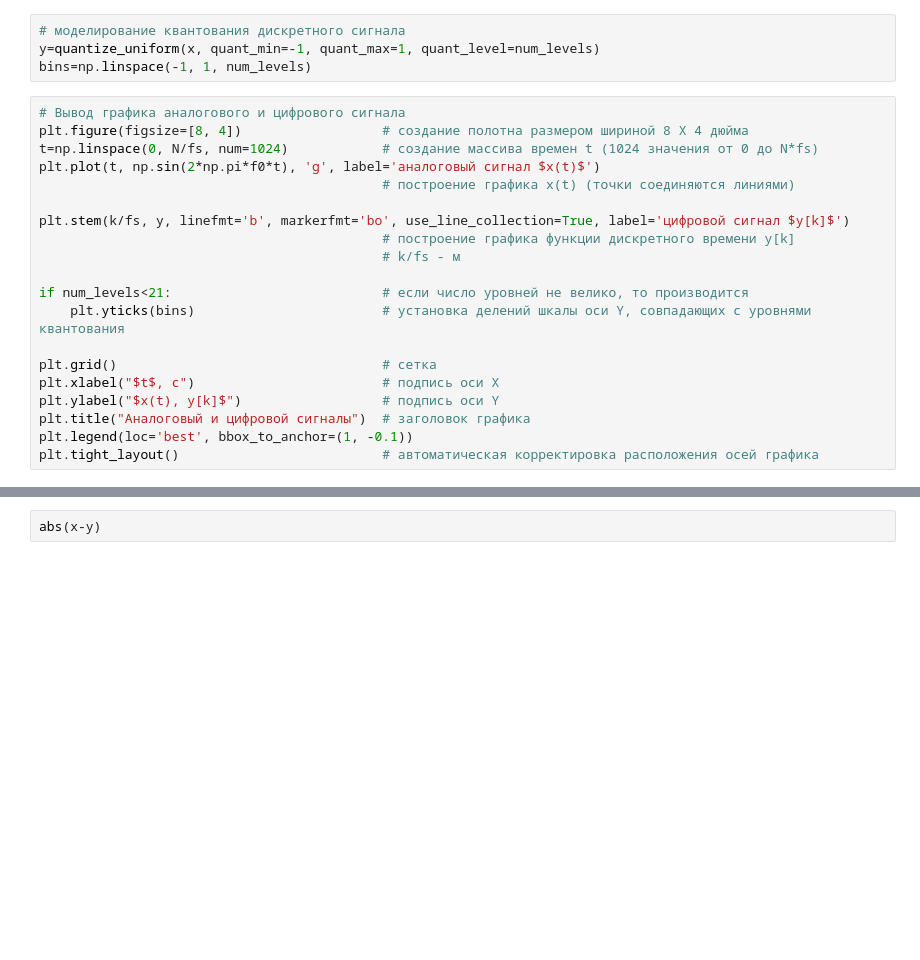
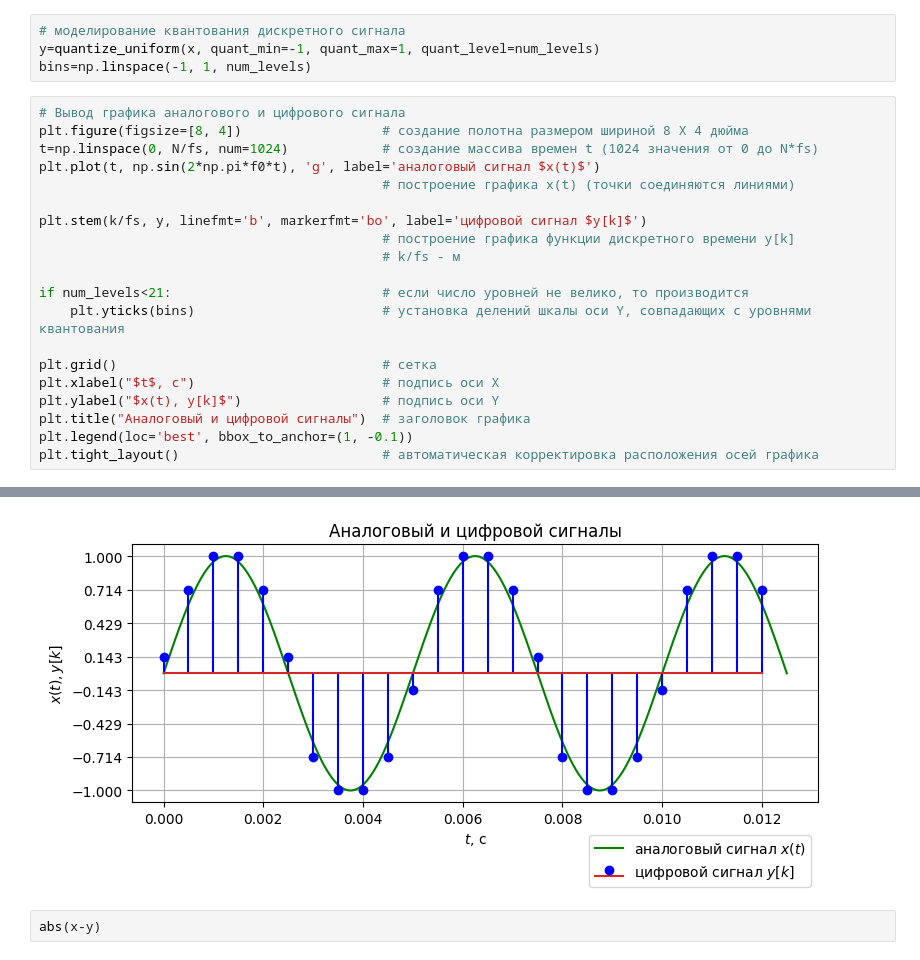
Before and after one commit to vlad-cool/RadioPhysicsLabs, a Jupyter notebook: Lab1_task.ipynb, the cells around one changed output, grey strips where cells are left out. Drawn from its saved outputs; the diff is of its cells as text; blank space fills up the shorter version.

```diff
--- a/Lab1_task.ipynb
+++ b/Lab1_task.ipynb
@@ -192,7 +198,7 @@ t=np.linspace(0, N/fs, num=1024)            # создание массива в
 plt.plot(t, np.sin(2*np.pi*f0*t), 'g', label='аналоговый сигнал $x(t)$')
                                             # построение графика x(t) (точки соединяются линиями)
 
-plt.stem(k/fs, y, linefmt='b', markerfmt='bo', use_line_collection=True, label='цифровой сигнал $y[k]$')
+plt.stem(k/fs, y, linefmt='b', markerfmt='bo', label='цифровой сигнал $y[k]$')
                                             # построение графика функции дискретного времени y[k]
                                             # k/fs - м
 
@@ -211,3 +215,4 @@ plt.tight_layout()                          # автоматическая ко
+[figure, added]
 # %%
 abs(x-y)
 # %% [output]
```
Also changed, not shown: parts of 29 cells of this notebook, 2 other files.
